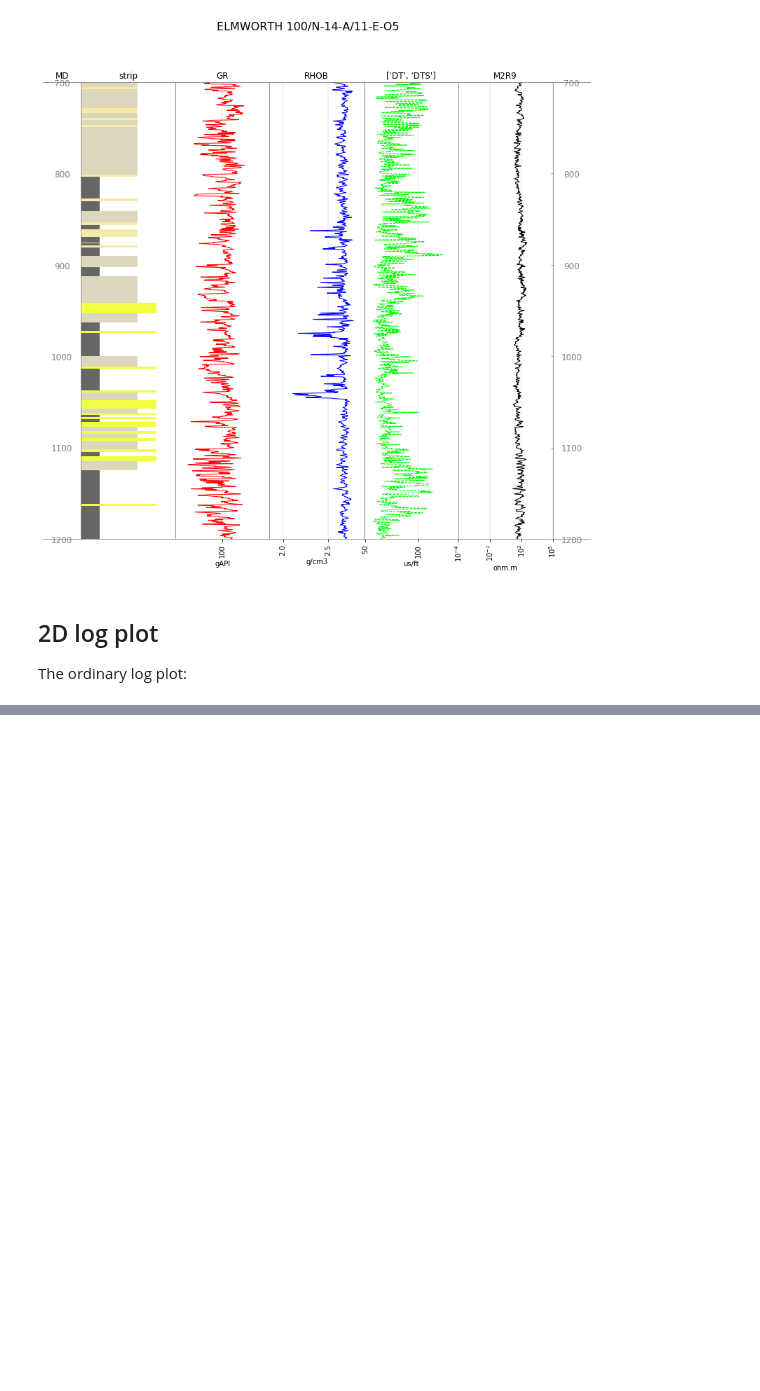
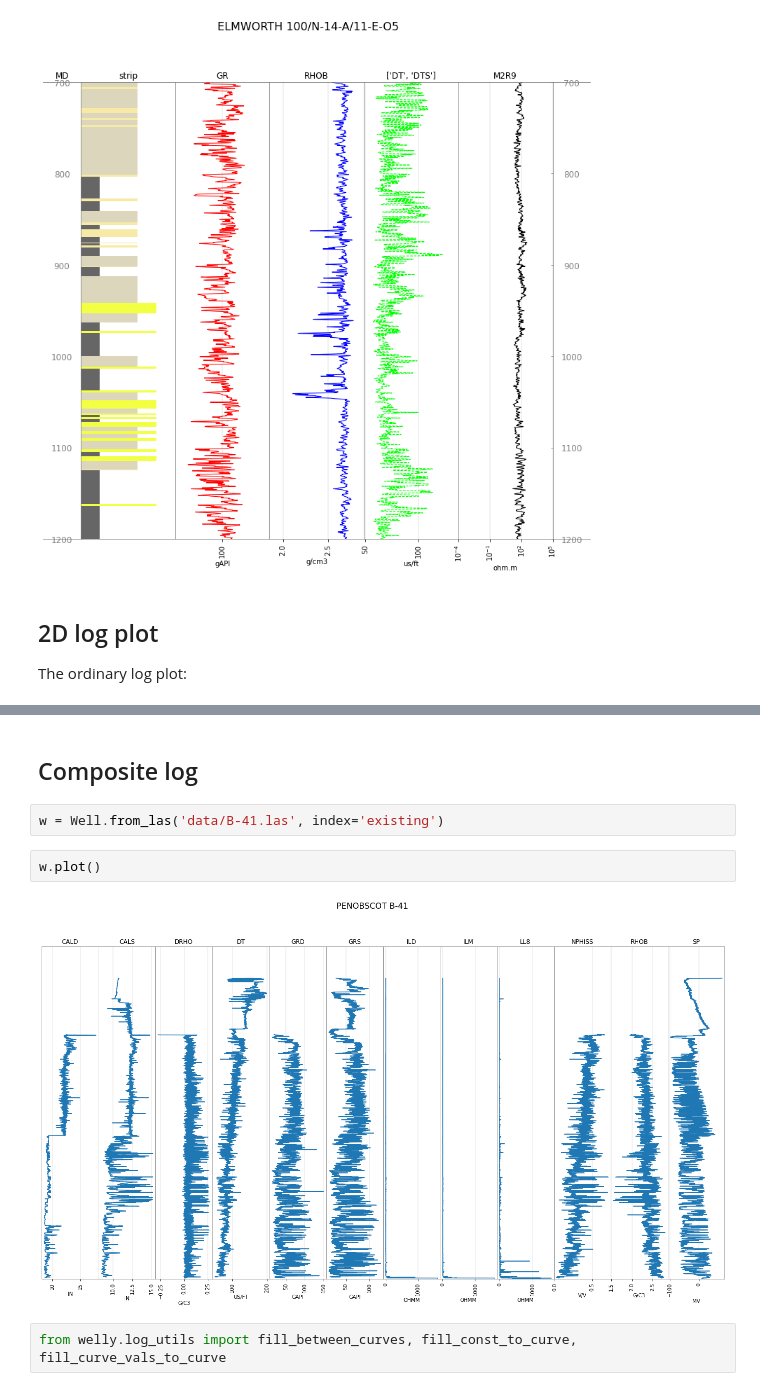
Before and after one commit to agilescientific/welly, a Jupyter notebook: tutorial/03_Plotting.ipynb, the cells around one changed output, grey strips where cells are left out. Saved outputs shown, nothing was run; the diff lists cells and outputs as text; blank space fills up the shorter version.

```diff
--- a/tutorial/03_Plotting.ipynb
+++ b/tutorial/03_Plotting.ipynb
@@ -118,0 +119,10 @@ w.data['GR'].plot_2d(curve=True, cmap='viridis', lw=0.5, ec='r')
+# %% [markdown]
+## Composite log
+# %%
+w = Well.from_las('data/B-41.las', index='existing')
+# %%
+w.plot()
+# %% [output]
+[figure, added]
+# %%
+from welly.log_utils import fill_between_curves, fill_const_to_curve, fill_curve_vals_to_curve
```
Also changed, not shown: parts of 10 cells of this notebook, 1 other file.
